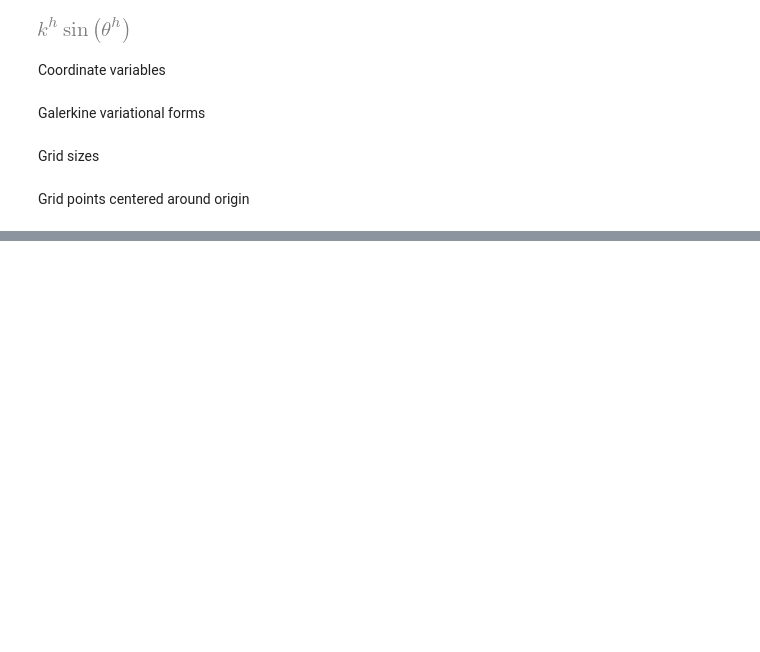
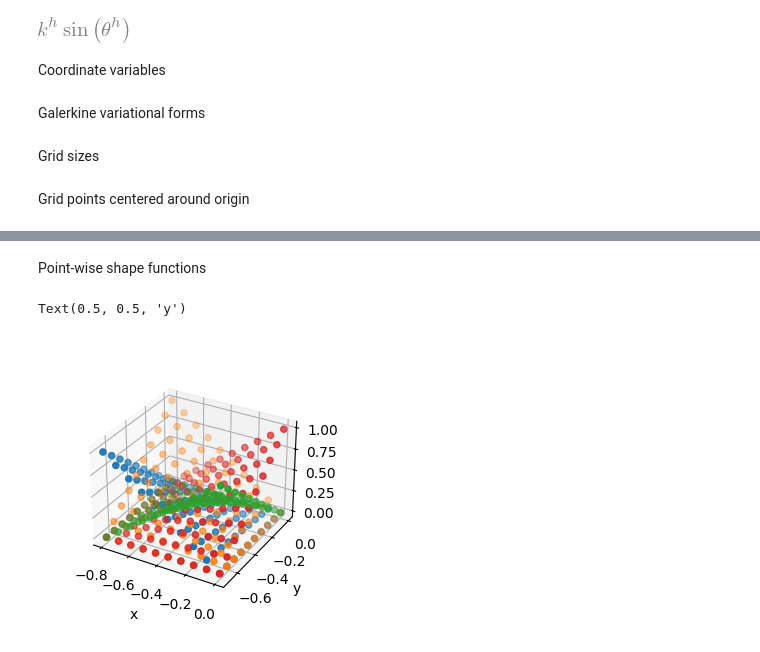
Before and after one commit to vitaldenodrest/greenwich, a Jupyter notebook: M0/2D_dispersion.ipynb, the cells around one changed output, grey strips where cells are left out. Cells and saved outputs as stored; diff of their text form; code cells hidden in the pictures; blank space fills up the shorter version.

```diff
--- a/M0/2D_dispersion.ipynb
+++ b/M0/2D_dispersion.ipynb
@@ -113,0 +110,2 @@ N_1 = sp.sympify(1/4) *
+# %% [markdown]
+Point-wise shape functions
@@ -113,0 +126,41 @@ N_1 = sp.sympify(1/4) *
+# %%
+HX_M, HX_P, HY_M, HY_P = 0.8, 1.1, 0.7, 1
+# %%
+# Coordinate pairs generation via cartesian products, over each quadrant
+
+num = 10
+
+X_M = np.linspace(-HX_M, 0, num=num)
+X_P = np.linspace(0, +HX_P, num=num)
+Y_M = np.linspace(-HY_M, 0, num=num)
+Y_P = np.linspace(0, +HY_P, num=num)
+
+XY_MM = np.transpose([np.tile(X_M, len(Y_M)), np.repeat(Y_M, len(X_M))])
+XY_MP = np.transpose([np.tile(X_M, len(Y_P)), np.repeat(Y_P, len(X_M))])
+XY_PM = np.transpose([np.tile(X_P, len(Y_M)), np.repeat(Y_M, len(X_P))])
+XY_PP = np.transpose([np.tile(X_P, len(Y_P)), np.repeat(Y_P, len(X_P))])
+# %%
+# Bottom-left quadrant shape functions
+
+N_["-1, -1"] = N_x_["-1"] * N_y_["-1"]
+N_["-1, 0-"] =  N_x_["-1"] * N_y_["0-"]
+N_["0-, -1"] = N_x_["0-"] * N_y_["-1"]
+N_["0-, 0-"] =  N_x_["0-"] * N_y_["0-"]
+
+XY = XY_MM
+
+Z0 = []
+Z0.append(sp.lambdify(args=[x, y, h_x_["-"], h_y_["-"]], expr=N_["-1, -1"])(XY[:,0], XY[:,1], HX_M, HY_M))
+Z0.append(sp.lambdify(args=[x, y, h_x_["-"], h_y_["-"]], expr=N_["-1, 0-"])(XY[:,0], XY[:,1], HX_M, HY_M))
+Z0.append(sp.lambdify(args=[x, y, h_x_["-"], h_y_["-"]], expr=N_["0-, -1"])(XY[:,0], XY[:,1], HX_M, HY_M))
+Z0.append(sp.lambdify(args=[x, y, h_x_["-"], h_y_["-"]], expr=N_["0-, 0-"])(XY[:,0], XY[:,1], HX_M, HY_M))
+
+fig0 = plt.figure(figsize=(3, 3))
+ax = fig0.add_subplot(projection='3d')
+for Z in Z0:
+    ax.scatter(XY[:,0], XY[:,1], Z)
+ax.set_xlabel('x')
+ax.set_ylabel('y')
+# %% [output]
+Text(0.5, 0.5, 'y')
+[figure, added]
```
Also changed, not shown: parts of 12 cells of this notebook, 3 other files.
